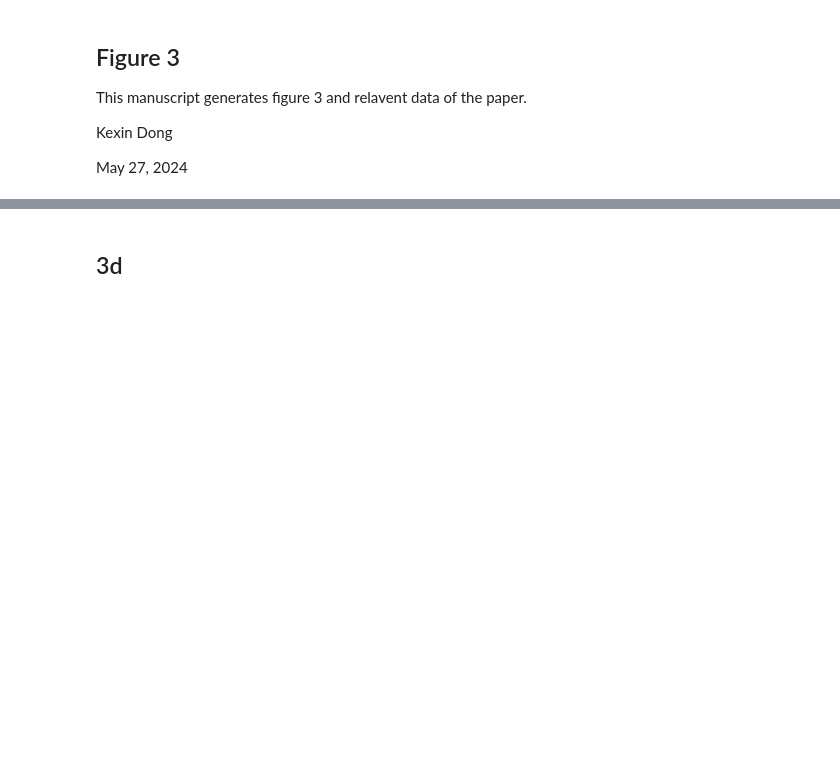
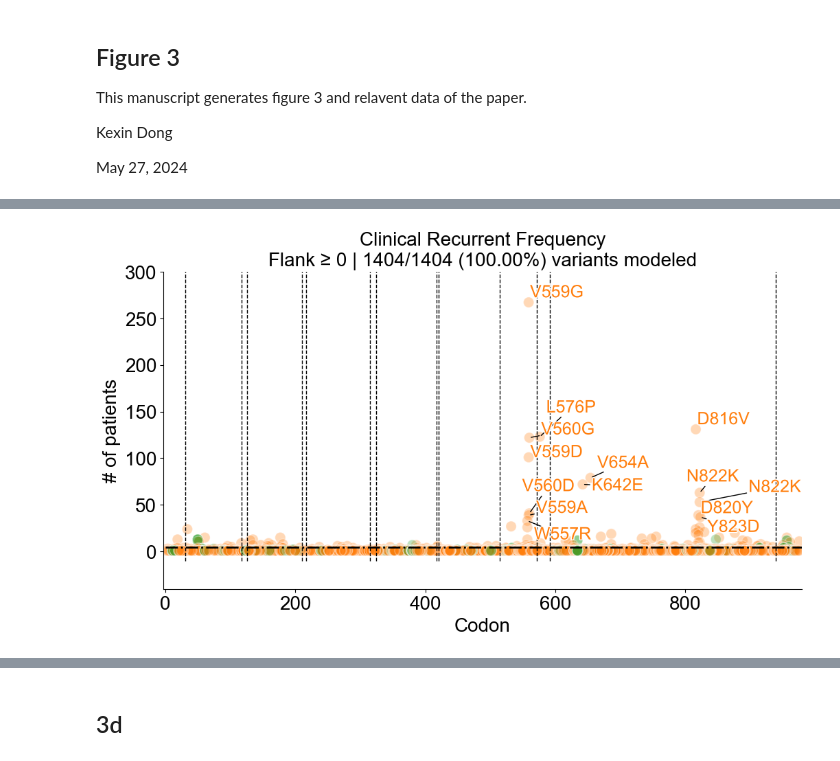
Before and after one commit to kexindon/h2m-public, a Jupyter notebook: figure_generation/figure3.ipynb, the cells around one changed output, grey strips where cells are left out. Drawn from its saved outputs; the diff is of its cells as text; code cells hidden in the pictures; blank space fills up the shorter version.

Commit message:
update figures.

```diff
--- a/figure_generation/figure3.ipynb
+++ b/figure_generation/figure3.ipynb
@@ -21,0 +38,60 @@ plt.rcParams['font.sans-serif'] = ['Arial']
+# %%
+color_dict_h2m = dict({0:'tab:orange',
+                  1:'tab:green',
+                  4:'tab:purple'})
+
+def search_loc(s):
+    match = re.search(r'(\d+)', s)
+    if match:
+        number = match.group(1)
+        return int(number)
+    else:
+        return None
+# %%
+df_merged_all = df_freq
+df_merged_all = df_merged_all[df_merged_all['classification_h'] == 'Missense'].reset_index(drop=True)
+df_merged_all['loc_h'] = [search_loc(s) for s in  df_merged_all['HGVSp_h']]
+# df_merged_all['color'] = [color_dict[x] for x in df_merged_all['am_class']]
+df_merged_all['color_h2m'] = [color_dict_h2m[x] for x in df_merged_all['class']]
+# %%
+fs = 0
+df_merged = df_merged_all[df_merged_all['flank_size'] >= fs].reset_index(drop=True)
+gene = 'KIT'
+l1 = len(df_merged_all['HGVSp_h'].drop_duplicates())
+l2 = len(df_merged[df_merged['status']==True]['HGVSp_h'].drop_duplicates())
+percent = 100*l2/l1
+bbb1 = df_merged[(df_merged['count'] >= 30) ]
+
+bb2 = bbb1
+
+t = list(bb2['HGVSp_h'])
+x = list(bb2['loc_h'])
+y = list(bb2['count'])
+c= list(bb2['color_h2m'])
+
+fig, ax = plt.subplots(figsize=(12, 6))
+# 绘制散点图
+g = ax.scatter(data=df_merged, x='loc_h', y='count',  c = 'color_h2m', alpha=.3, s=120, edgecolor='white', linewidths=1)
+
+# 绘制参考线
+ax.plot([0, 979], [5, 5], linewidth=2, linestyle='-.', color='black')
+# ax.set_ylim(-6, 6)
+ax.set_xlim(-3, 979)
+ax.set_ylim(-40, 300)
+ax.set_ylabel(f"# of patients", fontsize=20)
+ax.set_xlabel("Codon", fontsize=20)
+ax.set_title(f"Clinical Recurrent Frequency\nFlank ≥ {fs} | {l2}/{l1} ({percent:.2f}%) variants modeled", fontsize=20)
+boundaries = [31,117,126,210,217,315,324,417,420,514,571,592,939]
+for bound in boundaries:
+    ax.plot([bound, bound], [-10, 300], linewidth=1, linestyle='dashed', color='black')
+
+texts = [ax.text(x[i], y[i], t[i], fontsize=18, color=c[i], path_effects=[PathEffects.withStroke(linewidth=2, foreground="w")]) for i in range(len(x))]
+
+adjust_text(texts,only_move={'texts':'xy'}, ax=ax, arrowprops=dict(arrowstyle="-", linewidth=1, alpha=1, color='black'))
+ax.spines['top'].set_visible(False)
+ax.spines['right'].set_visible(False)
+ax.tick_params(axis='both', which='major', labelsize=20)
+plt.savefig(f'/Users/kexindong/Documents/GitHub/Output/h2m_database/figures/flank_size/kit_h_freq_{fs}_h2m_colored.pdf', bbox_inches='tight')
+plt.show()
+# %% [output]
+[figure, added]
```
Also changed, not shown: parts of 36 cells of this notebook, 5 other files.
